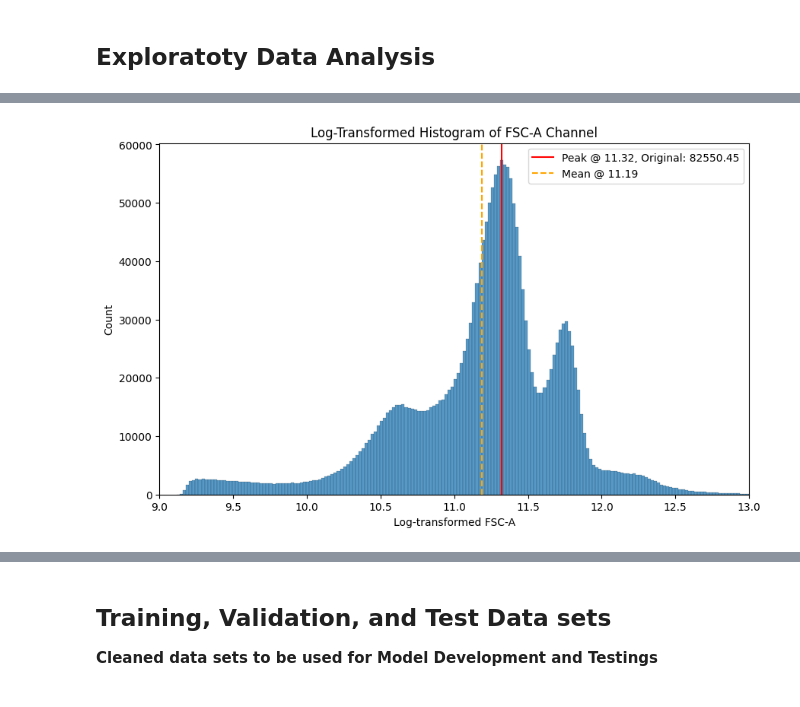
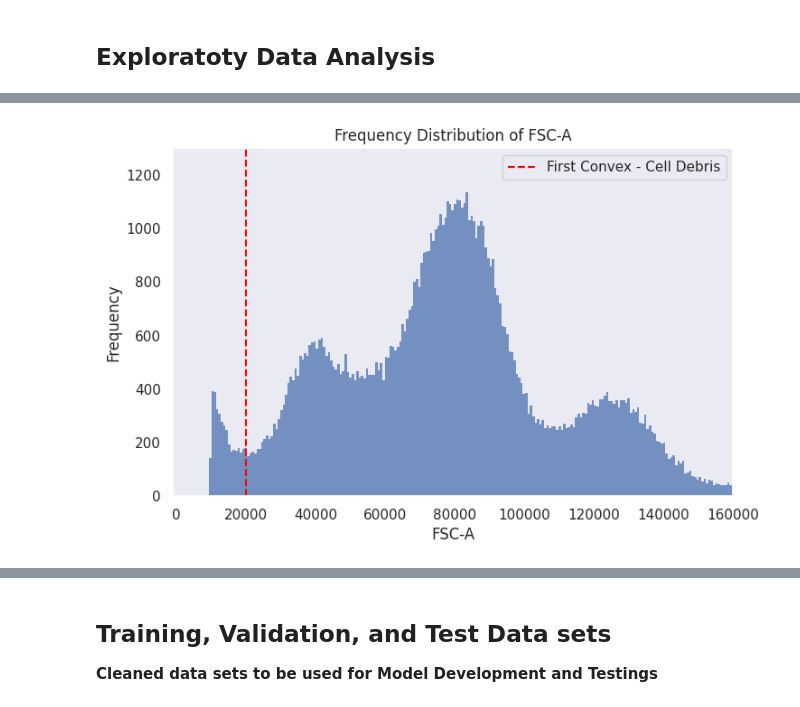
Before and after one commit to vanguardfox/ADS599, a Jupyter notebook: ADS599.ipynb, the cells around one changed output, grey strips where cells are left out. Drawn from its saved outputs; the diff is of its cells as text; code cells hidden in the pictures.

```diff
--- a/ADS599.ipynb
+++ b/ADS599.ipynb
@@ -180,8 +216,8 @@ memory usage: 509.9 MB
 # %% [markdown]
 ## Exploratoty Data Analysis
 # %%
-# Copy Dataframe
-pbmc_c = pbmc_s1_df.copy()
+# Upload Dataset from Google Drive
+pbmc_c = pd.read_csv("pbmc_s1.csv")
 
 # Select a random sample at set instances
 sample_size = 100000
@@ -225,27 +225,27 @@ plt.show()
-# %%
-channel_data = pbmc[:, 'FSC-A'].astype('<f4')
-channel_data = np.log1p(channel_data) # Optional: log-transform
-plt.figure(figsize=(10,6))
-sns.histplot(channel_data, bins=500, kde=False)
-plt.xlabel('Log-transformed FSC-A')
-plt.ylabel('Count')
-plt.title('Log-Transformed Histogram of FSC-A Channel')
-
-# Add a line at the peak
-counts, bin_edges = np.histogram(channel_data, bins=500) # Gather histogram parameters
-peak_bin = bin_edges[np.argmax(counts)] # Bin with the largest count
-peak_value = peak_bin + (bin_edges[1] - bin_edges[0]) / 2 # Calculate the center of the largest bin
-peak_original_value = np.expm1(peak_value) # Exponentiate to retrieve original value
-plt.axvline(peak_value,
-            color='red',
-            linestyle='solid',
-            label=f'Peak @ {peak_value:.2f}, Original: {peak_original_value:.2f}')
-
-# Add vertical line with mean
-mean_fsc_a = np.mean(channel_data)
-plt.axvline(mean_fsc_a, color='orange', linestyle='--', label=f'Mean @ {mean_fsc_a:.2f}')
-plt.legend()
-plt.xlim(9, 13) # Adjusting for visibility
-plt.show()
-# %% [output]
-[figure, removed]
+# %%
+# Create a histogram
+plt.figure(figsize=(8, 5))
+sns.histplot(pbmc_c['FSC-A'], bins=100000, kde=False)
+
+# Set plot labels and title
+plt.title('Frequency Distribution of FSC-A')
+plt.xlabel('FSC-A')
+plt.ylabel('Frequency')
+
+# Set x and y axis limits
+plt.xlim(-1000, 160000)
+plt.ylim(0, 1300)
+
+# Determine the x-value for the vertical line
+first_convex_x = 20000                        # Change this value based the data
+
+# Draw the vertical line
+plt.axvline(x=first_convex_x, color='red', linestyle='--', label='First Convex - Cell Debris')
+
+# Add a legend to explain the line
+plt.legend()
+
+# Plot
+plt.show()
+# %% [output]
+[figure, added]
```
Also changed, not shown: parts of 17 cells of this notebook.
